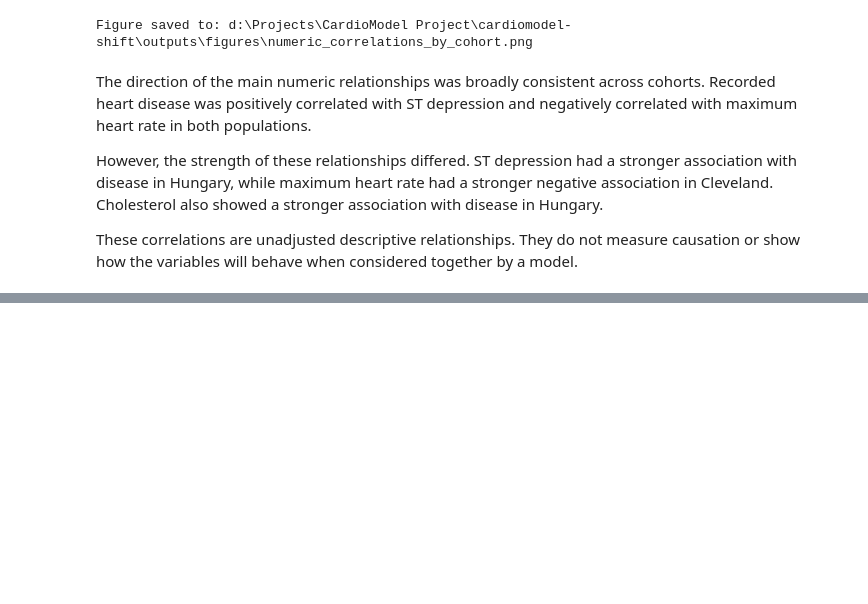
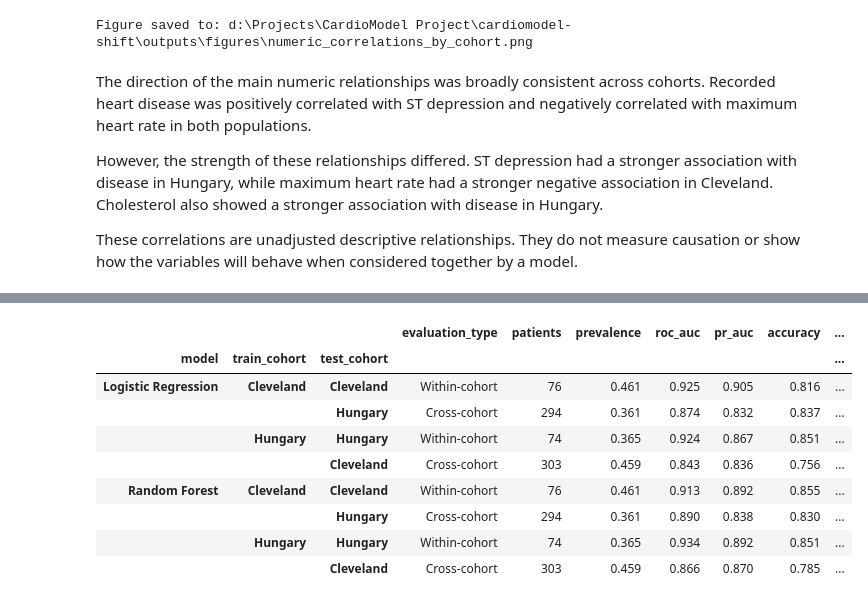
Before and after one commit to MaxPearson05/cardiomodel-shift, a Jupyter notebook: notebooks/cardiomodel_shift_analysis.ipynb, the cells around one changed output, grey strips where cells are left out. Drawn from its saved outputs; the diff is of its cells as text; code cells hidden in the pictures; blank space fills up the shorter version.

Commit message:
feat: evaluate models across patient cohorts
Train Logistic Regression and Random Forest models, evaluate bidirectional cohort transfer and save the performance metrics and heatmap.

```diff
--- a/notebooks/cardiomodel_shift_analysis.ipynb
+++ b/notebooks/cardiomodel_shift_analysis.ipynb
@@ -501,0 +777,97 @@ These correlations are unadjusted descriptive relationships. They do not measure
+# %%
+from sklearn.ensemble import RandomForestClassifier
+
+random_forest_template = Pipeline(
+    steps=[
+        ("preprocessor", clone(preprocessor)),
+        (
+            "classifier",
+            RandomForestClassifier(
+                n_estimators=500,
+                min_samples_leaf=5,
+                max_features="sqrt",
+                random_state=RANDOM_STATE,
+                n_jobs=-1,
+            ),
+        ),
+    ]
+)
+
+random_forest_cleveland = clone(random_forest_template)
+random_forest_cleveland.fit(X_train, y_train)
+
+random_forest_hungary = clone(random_forest_template)
+random_forest_hungary.fit(X_hungary_train, y_hungary_train)
+
+rf_cleveland_within = evaluate_classifier(
+    random_forest_cleveland,
+    X_test,
+    y_test,
+    "Random Forest",
+    "Cleveland",
+    "Within-cohort",
+)
+rf_cleveland_within["train_cohort"] = "Cleveland"
+
+rf_hungary_external = evaluate_classifier(
+    random_forest_cleveland,
+    X_hungary,
+    y_hungary,
+    "Random Forest",
+    "Hungary",
+    "Cross-cohort",
+)
+rf_hungary_external["train_cohort"] = "Cleveland"
+
+rf_hungary_within = evaluate_classifier(
+    random_forest_hungary,
+    X_hungary_test,
+    y_hungary_test,
+    "Random Forest",
+    "Hungary",
+    "Within-cohort",
+)
+rf_hungary_within["train_cohort"] = "Hungary"
+
+rf_cleveland_external = evaluate_classifier(
+    random_forest_hungary,
+    X_cleveland,
+    y_cleveland,
+    "Random Forest",
+    "Cleveland",
+    "Cross-cohort",
+)
+rf_cleveland_external["train_cohort"] = "Hungary"
+
+random_forest_results = pd.DataFrame(
+    [
+        rf_cleveland_within,
+        rf_hungary_external,
+        rf_hungary_within,
+        rf_cleveland_external,
+    ]
+)
+
+all_model_results = pd.concat(
+    [logistic_results, random_forest_results],
+    ignore_index=True,
+)
+
+display(
+    all_model_results[
+        ["model"] + result_columns
+    ]
+    .set_index(["model", "train_cohort", "test_cohort"])
+    .round(3)
+)
+# %% [output]
+|  |  |  | evaluation_type | patients | prevalence | roc_auc | pr_auc | accuracy | ... |
+| model | train_cohort | test_cohort |  |  |  |  |  |  | ... |
+| Logistic Regression | Cleveland | Cleveland | Within-cohort | 76 | 0.461 | 0.925 | 0.905 | 0.816 | ... |
+|  |  | Hungary | Cross-cohort | 294 | 0.361 | 0.874 | 0.832 | 0.837 | ... |
+|  | Hungary | Hungary | Within-cohort | 74 | 0.365 | 0.924 | 0.867 | 0.851 | ... |
+|  |  | Cleveland | Cross-cohort | 303 | 0.459 | 0.843 | 0.836 | 0.756 | ... |
+| Random Forest | Cleveland | Cleveland | Within-cohort | 76 | 0.461 | 0.913 | 0.892 | 0.855 | ... |
+|  |  | Hungary | Cross-cohort | 294 | 0.361 | 0.890 | 0.838 | 0.830 | ... |
+|  | Hungary | Hungary | Within-cohort | 74 | 0.365 | 0.934 | 0.892 | 0.851 | ... |
+|  |  | Cleveland | Cross-cohort | 303 | 0.459 | 0.866 | 0.870 | 0.785 | ... |
```
Also changed, not shown: parts of 15 cells of this notebook, 2 other files.
